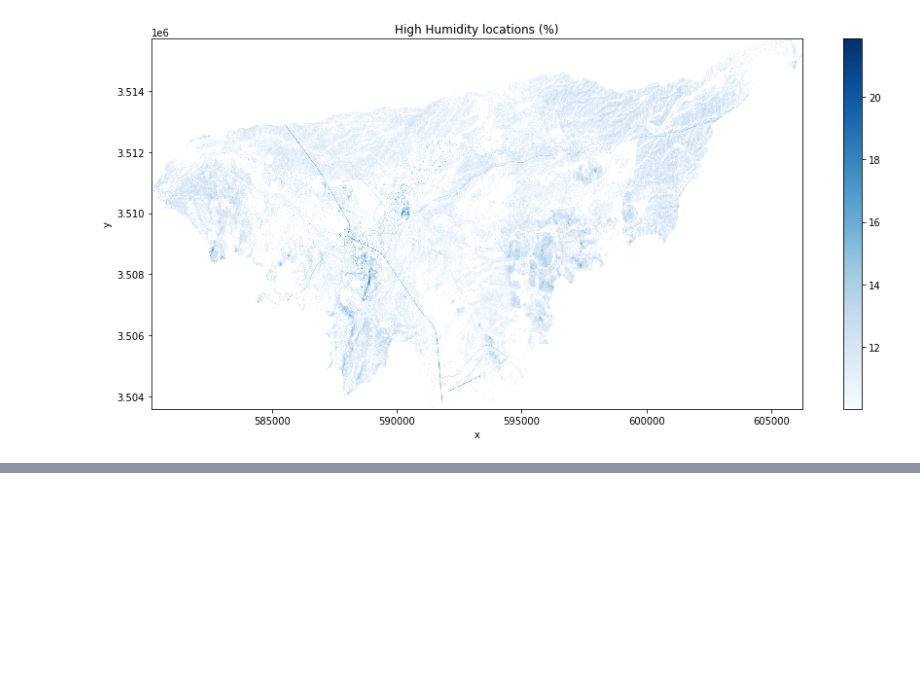
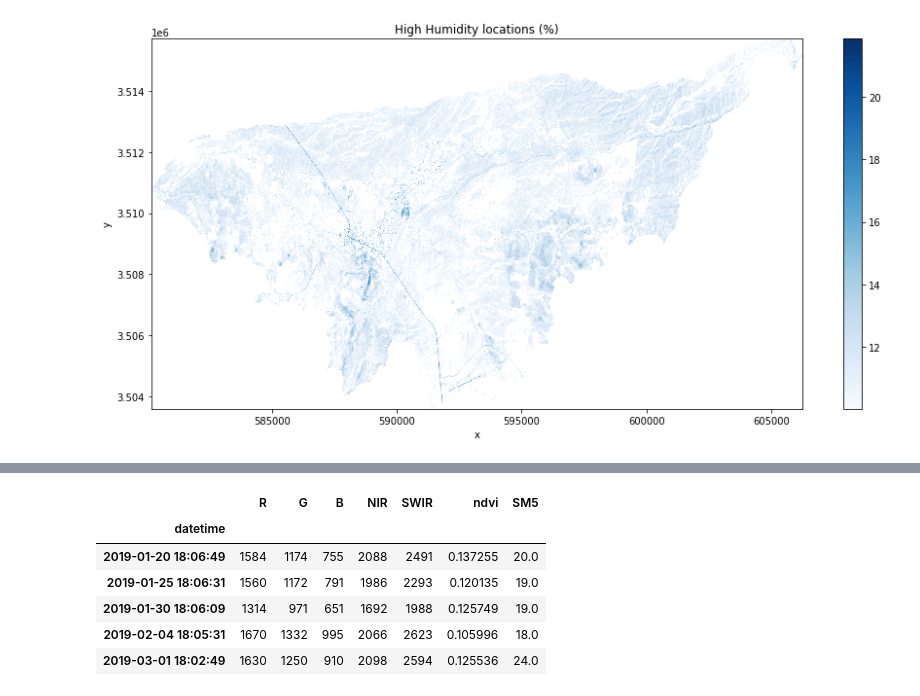
Before and after one commit to VicenteYago/soil_moisture_dataset, a Jupyter notebook: exploring_dataset.ipynb, the cells around one changed output, grey strips where cells are left out. Saved outputs shown, nothing was run; the diff lists cells and outputs as text; code cells hidden in the pictures; blank space fills up the shorter version.

```diff
--- a/exploring_dataset.ipynb
+++ b/exploring_dataset.ipynb
@@ -167,0 +167,13 @@ axs.title.set_text("High Humidity locations (%)")
+# %%
+with open('./validation.pkl', 'rb') as f:
+    validation = pickle.load(f)
+
+validation.head()
+# %% [output]
+|  | R | G | B | NIR | SWIR | ndvi | SM5 |
+| datetime |  |  |  |  |  |  |  |
+| 2019-01-20 18:06:49 | 1584 | 1174 | 755 | 2088 | 2491 | 0.137255 | 20.0 |
+| 2019-01-25 18:06:31 | 1560 | 1172 | 791 | 1986 | 2293 | 0.120135 | 19.0 |
+| 2019-01-30 18:06:09 | 1314 | 971 | 651 | 1692 | 1988 | 0.125749 | 19.0 |
+| 2019-02-04 18:05:31 | 1670 | 1332 | 995 | 2066 | 2623 | 0.105996 | 18.0 |
+| 2019-03-01 18:02:49 | 1630 | 1250 | 910 | 2098 | 2594 | 0.125536 | 24.0 |
```
Also changed, not shown: parts of 8 cells of this notebook, 5 other files.
